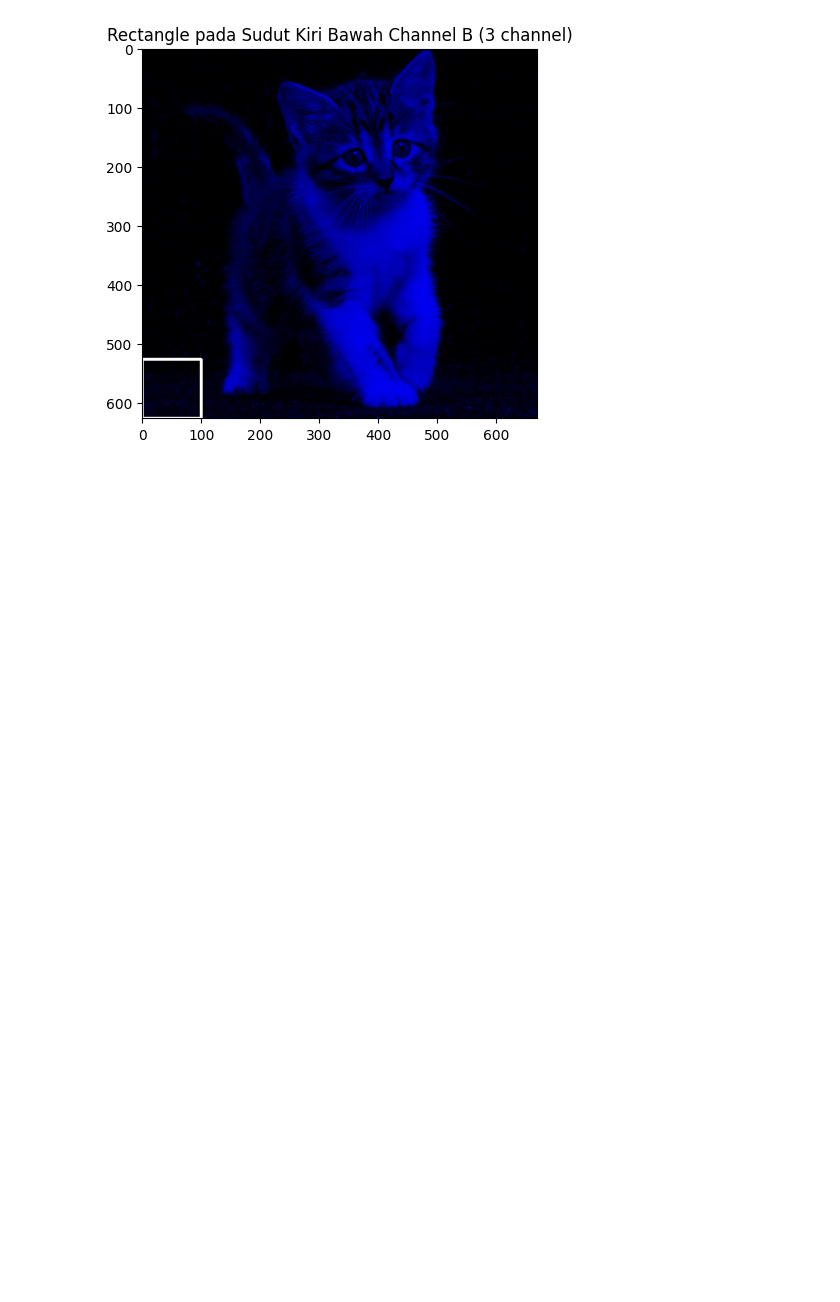
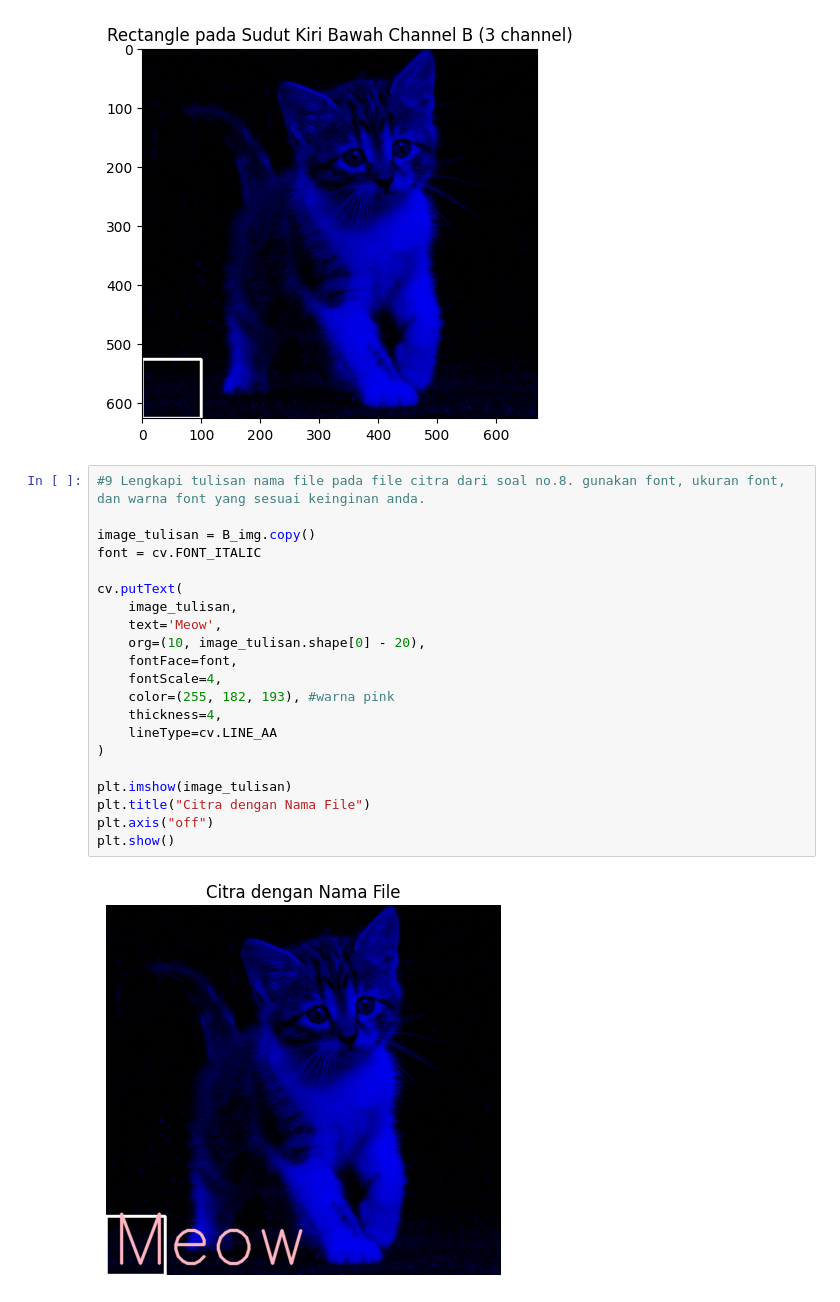
Before and after one commit to Faliirham/PCVK25_3F_11, a Jupyter notebook: Pertemuan2_3F_11.ipynb, the cells around one changed output. Drawn from its saved outputs; the diff is of its cells as text; blank space fills up the shorter version.

Commit message:
P2_9.Lengkapi tulisan nama file pada file citra dari soal no.8. gunakan font, ukuran font, dan warna font yang sesuai keinginan anda._11

```diff
--- a/Pertemuan2_3F_11.ipynb
+++ b/Pertemuan2_3F_11.ipynb
@@ -292,3 +292,26 @@ plt.title("Rectangle pada Sudut Kiri Bawah Channel B (3 channel)")
 plt.show()
 # %% [output]
 [figure]
+# %%
+#9 Lengkapi tulisan nama file pada file citra dari soal no.8. gunakan font, ukuran font, dan warna font yang sesuai keinginan anda.
+
+image_tulisan = B_img.copy()
+font = cv.FONT_ITALIC
+
+cv.putText(
+    image_tulisan,
+    text='Meow',
+    org=(10, image_tulisan.shape[0] - 20),
+    fontFace=font,
+    fontScale=4,
+    color=(255, 182, 193), #warna pink
+    thickness=4,
+    lineType=cv.LINE_AA
+)
+
+plt.imshow(image_tulisan)
+plt.title("Citra dengan Nama File")
+plt.axis("off")
+plt.show()
+# %% [output]
+[figure, added]
```
